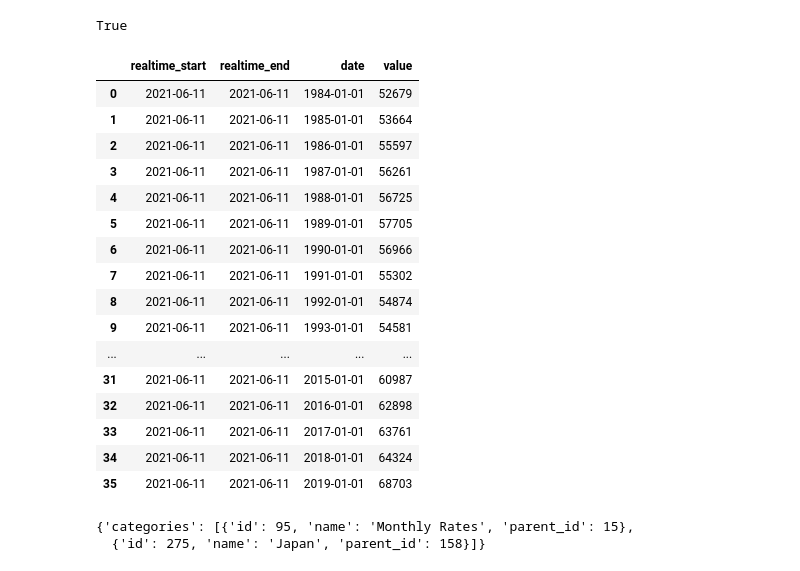
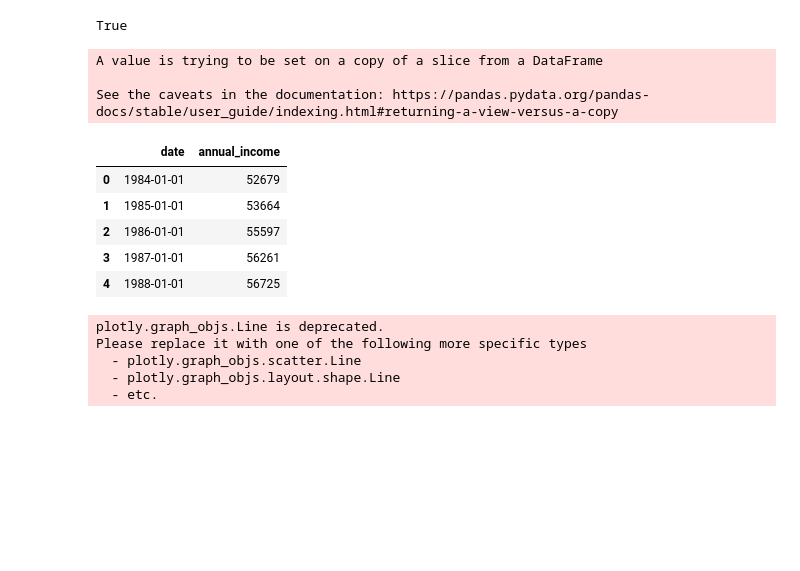
Before and after one commit to mdominguez2010/economic-inequality, a Jupyter notebook: data.ipynb, the cells around one changed output. Drawn from its saved outputs; the diff is of its cells as text; code cells hidden in the pictures; blank space fills up the shorter version.

Commit message:
update data

```diff
--- a/data.ipynb
+++ b/data.ipynb
@@ -13,36 +14,41 @@ fred.set_api_key_file('api_key.txt')
 True
 # %%
 # Fethcing data
-fred.get_series_df('MEHOINUSA672N')
+med_hh_inc = fred.get_series_df('MEHOINUSA672N')[['date', 'value']]
+med_hh_inc.rename(columns={"value": "annual_income"}, inplace=True)
+med_hh_inc.head()
 # %% [output]
+A value is trying to be set on a copy of a slice from a DataFrame
+
+See the caveats in the documentation: https://pandas.pydata.org/pandas-docs/stable/user_guide/indexing.html#returning-a-view-versus-a-copy
-|  | realtime_start | realtime_end | date | value |
-| 0 | 2021-06-11 | 2021-06-11 | 1984-01-01 | 52679 |
-| 1 | 2021-06-11 | 2021-06-11 | 1985-01-01 | 53664 |
-| 2 | 2021-06-11 | 2021-06-11 | 1986-01-01 | 55597 |
-| 3 | 2021-06-11 | 2021-06-11 | 1987-01-01 | 56261 |
-| 4 | 2021-06-11 | 2021-06-11 | 1988-01-01 | 56725 |
-| 5 | 2021-06-11 | 2021-06-11 | 1989-01-01 | 57705 |
-| 6 | 2021-06-11 | 2021-06-11 | 1990-01-01 | 56966 |
-| 7 | 2021-06-11 | 2021-06-11 | 1991-01-01 | 55302 |
-| 8 | 2021-06-11 | 2021-06-11 | 1992-01-01 | 54874 |
-| 9 | 2021-06-11 | 2021-06-11 | 1993-01-01 | 54581 |
-| ... | ... | ... | ... | ... |
-| 31 | 2021-06-11 | 2021-06-11 | 2015-01-01 | 60987 |
-| 32 | 2021-06-11 | 2021-06-11 | 2016-01-01 | 62898 |
-| 33 | 2021-06-11 | 2021-06-11 | 2017-01-01 | 63761 |
-| 34 | 2021-06-11 | 2021-06-11 | 2018-01-01 | 64324 |
-| 35 | 2021-06-11 | 2021-06-11 | 2019-01-01 | 68703 |
+|  | date | annual_income |
+| 0 | 1984-01-01 | 52679 |
+| 1 | 1985-01-01 | 53664 |
+| 2 | 1986-01-01 | 55597 |
+| 3 | 1987-01-01 | 56261 |
+| 4 | 1988-01-01 | 56725 |
-# %%
-key = '97fa80a3e1524e907ae7f69b98506b52'
-
-parameters = {
-    api_key: key
-}
-
-api_url = f'https://api.stlouisfed.org/fred/series/categories?series_id=EXJPUS&api_key={key}&file_type=json'
-
-data = requests.get(url=api_url).json()
-data
-# %% [output]
-{'categories': [{'id': 95, 'name': 'Monthly Rates', 'parent_id': 15},
-  {'id': 275, 'name': 'Japan', 'parent_id': 158}]}
+# %%
+# Create a style traces
+fig = go.Figure()
+fig.add_trace(go.Line(x=med_hh_inc.iloc[:, 0],
+                      y=med_hh_inc.iloc[:, 1],
+                      mode='lines+markers',
+                      name='Median Household Income',
+                      line=dict(color='firebrick', width=4)))
+
+# Edit layout
+fig.update_layout(title='Median U.S. Household Income',
+                  xaxis_title = 'Year',
+                  yaxis_title = 'Median Income')
+
+fig.update_yaxes(nticks=10)
+
+fig.update_xaxes(nticks=10)
+
+fig.show();
+# %% [output]
+plotly.graph_objs.Line is deprecated.
+Please replace it with one of the following more specific types
+  - plotly.graph_objs.scatter.Line
+  - plotly.graph_objs.layout.shape.Line
+  - etc.
```
Also changed, not shown: parts of 4 cells of this notebook.
